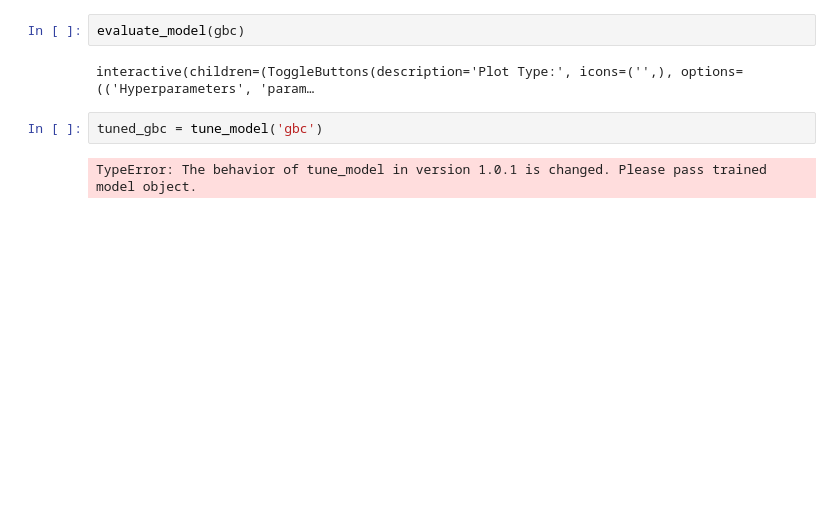
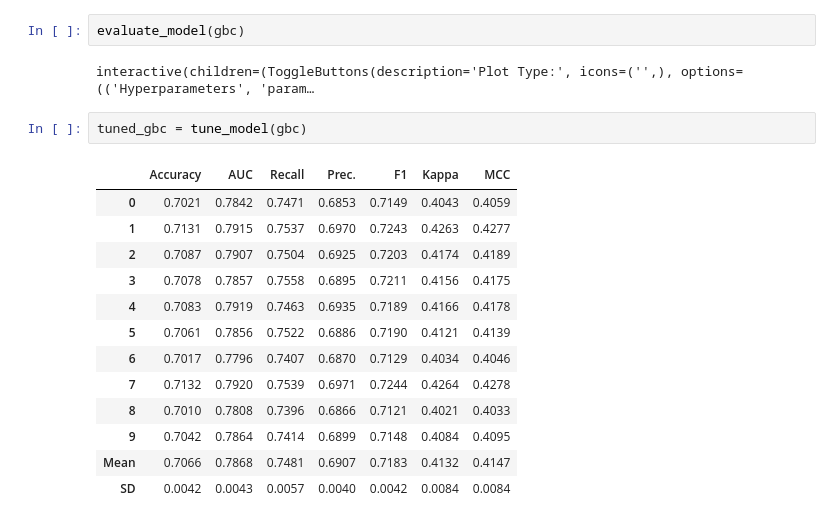
Before and after one commit to jjobes90/Loan-Approval, a Jupyter notebook: Modeling.ipynb, the cells around one changed output. Saved outputs shown, nothing was run; the diff lists cells and outputs as text; blank space fills up the shorter version.

```diff
--- a/Modeling.ipynb
+++ b/Modeling.ipynb
@@ -182,9 +206,21 @@ evaluate_model(gbc)
 # %% [output]
 interactive(children=(ToggleButtons(description='Plot Type:', icons=('',), options=(('Hyperparameters', 'param…
 # %%
-tuned_gbc = tune_model('gbc')
+tuned_gbc = tune_model(gbc)
 # %% [output]
-TypeError: The behavior of tune_model in version 1.0.1 is changed. Please pass trained model object.
+|  | Accuracy | AUC | Recall | Prec. | F1 | Kappa | MCC |
+| 0 | 0.7021 | 0.7842 | 0.7471 | 0.6853 | 0.7149 | 0.4043 | 0.4059 |
+| 1 | 0.7131 | 0.7915 | 0.7537 | 0.6970 | 0.7243 | 0.4263 | 0.4277 |
+| 2 | 0.7087 | 0.7907 | 0.7504 | 0.6925 | 0.7203 | 0.4174 | 0.4189 |
+| 3 | 0.7078 | 0.7857 | 0.7558 | 0.6895 | 0.7211 | 0.4156 | 0.4175 |
+| 4 | 0.7083 | 0.7919 | 0.7463 | 0.6935 | 0.7189 | 0.4166 | 0.4178 |
+| 5 | 0.7061 | 0.7856 | 0.7522 | 0.6886 | 0.7190 | 0.4121 | 0.4139 |
+| 6 | 0.7017 | 0.7796 | 0.7407 | 0.6870 | 0.7129 | 0.4034 | 0.4046 |
+| 7 | 0.7132 | 0.7920 | 0.7539 | 0.6971 | 0.7244 | 0.4264 | 0.4278 |
+| 8 | 0.7010 | 0.7808 | 0.7396 | 0.6866 | 0.7121 | 0.4021 | 0.4033 |
+| 9 | 0.7042 | 0.7864 | 0.7414 | 0.6899 | 0.7148 | 0.4084 | 0.4095 |
+| Mean | 0.7066 | 0.7868 | 0.7481 | 0.6907 | 0.7183 | 0.4132 | 0.4147 |
+| SD | 0.0042 | 0.0043 | 0.0057 | 0.0040 | 0.0042 | 0.0084 | 0.0084 |
 # %%
 rf = create_model('rf')
 # %% [output]
```
Also changed, not shown: parts of 13 cells of this notebook.
